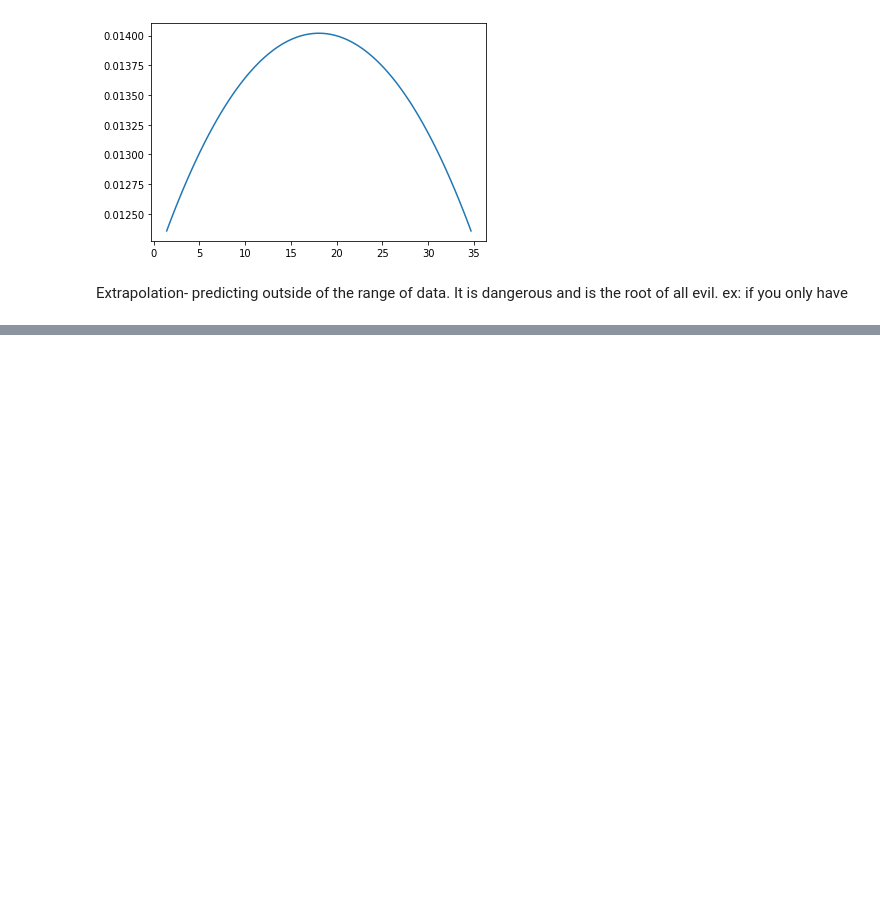
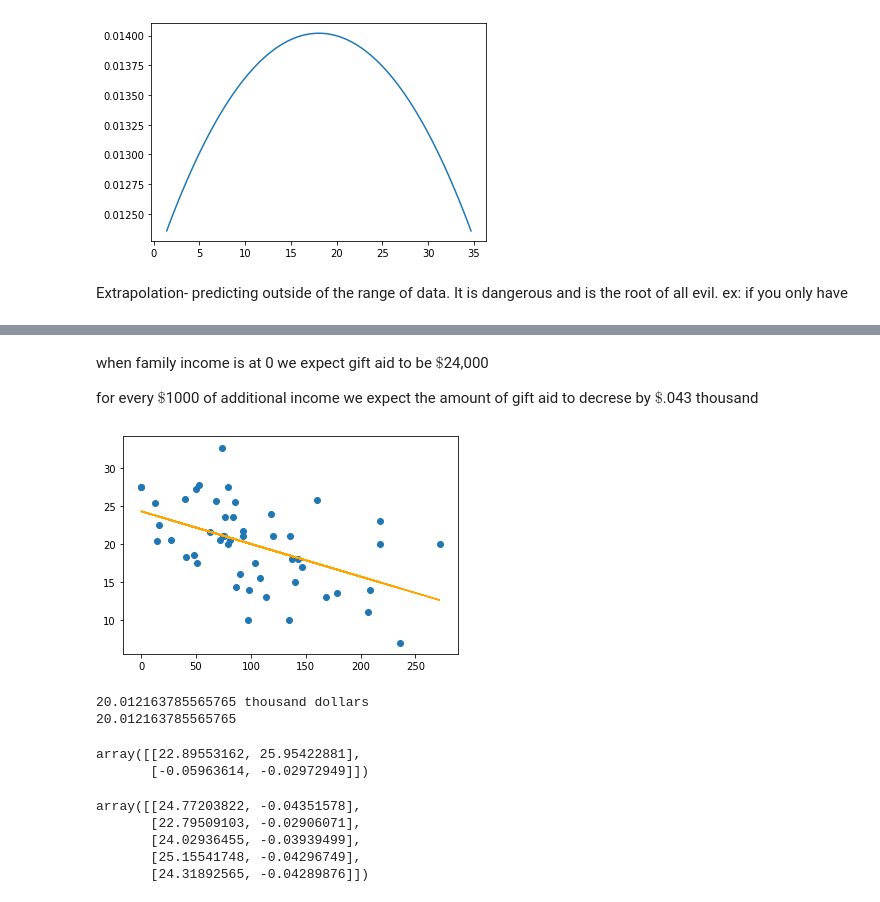
Before and after one commit to josephmlev/levine_j_math_314, a Jupyter notebook: notes/Class_notes_9.23-.ipynb, the cells around one changed output, grey strips where cells are left out. Saved outputs shown, nothing was run; the diff lists cells and outputs as text; code cells hidden in the pictures; blank space fills up the shorter version.

```diff
--- a/notes/Class_notes_9.23-.ipynb
+++ b/notes/Class_notes_9.23-.ipynb
@@ -1182,0 +1221,19 @@ Extrapolation- predicting outside of the range of data. It is dangerous and is t
+# %% [markdown]
+when family income is at 0 we expect gift aid to be $\$$24,000
+
+for every $\$$1000 of additional income we expect the amount of gift aid to decrese by $\$$.043 thousand
+# %%
+plt.plot(df['family_income'], betahat[0] + betahat[1] * df['family_income'], color = 'orange')
+plt.scatter(df['family_income'], df['gift_aid'])
+print()
+# %% [output]
+[figure, added]
+# %%
+#if income is 100,000 we expect gift aid to be
+
+print(betahat[0] + betahat[1] * 100, "thousand dollars")
+#better notation
+print(np.sum(betahat * np.asarray([1, 100])))
+# %% [output]
+20.012163785565765 thousand dollars
+20.012163785565765
@@ -1182,0 +1242,13 @@ Extrapolation- predicting outside of the range of data. It is dangerous and is t
+# %%
+np.percentile(betas, [10, 90], axis = 0).T
+# %% [output]
+array([[22.89553162, 25.95422881],
+       [-0.05963614, -0.02972949]])
+# %%
+betas[:5,:]
+# %% [output]
+array([[24.77203822, -0.04351578],
+       [22.79509103, -0.02906071],
+       [24.02936455, -0.03939499],
+       [25.15541748, -0.04296749],
+       [24.31892565, -0.04289876]])
```
Also changed, not shown: parts of 34 cells of this notebook.
